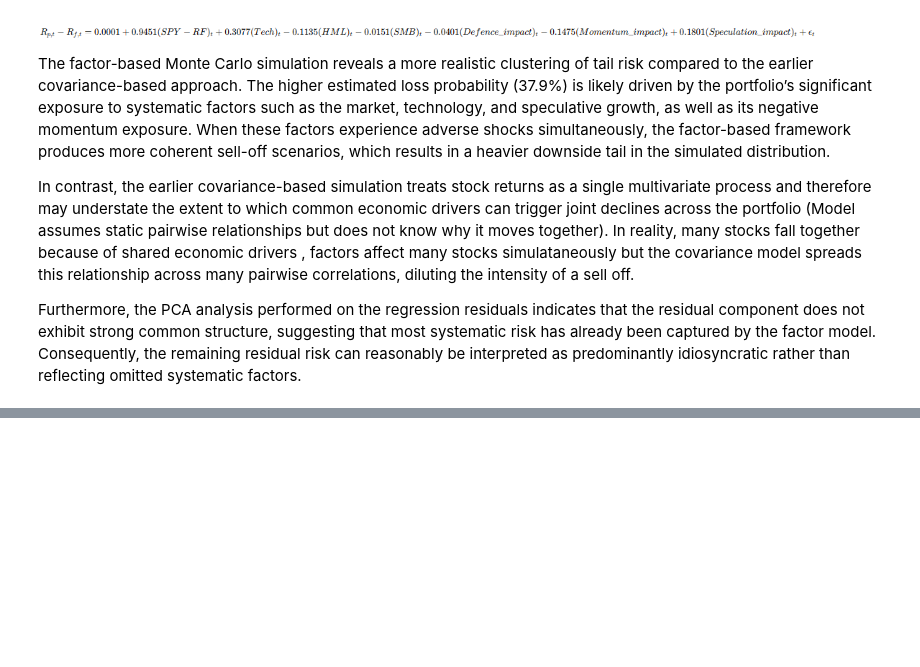
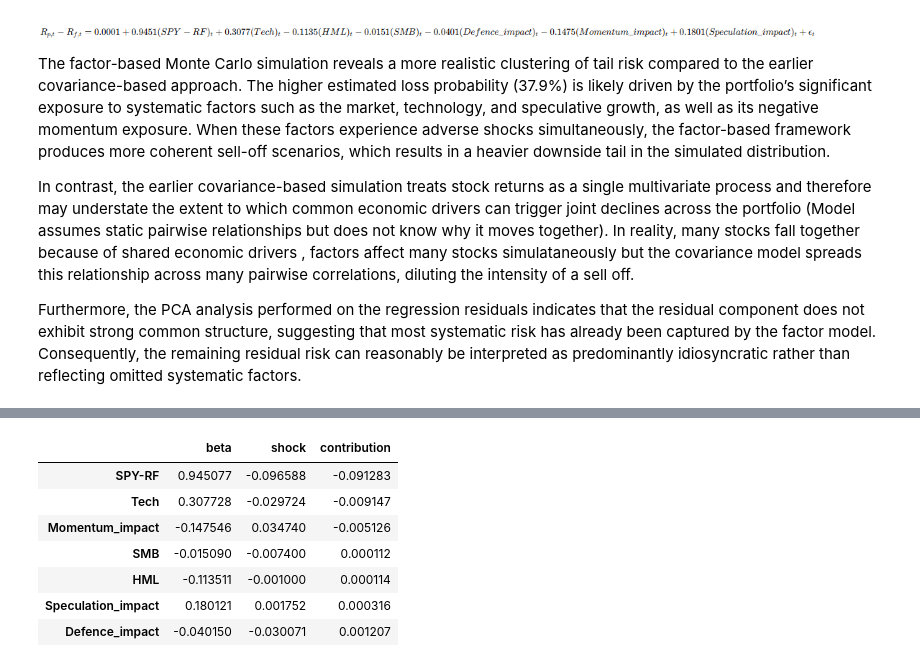
Before and after one commit to LeKaiChong/Quant-Risk-Project, a Jupyter notebook: monte carlo simulation.ipynb, the cells around one changed output, grey strips where cells are left out. Cells and saved outputs as stored; diff of their text form; code cells hidden in the pictures; blank space fills up the shorter version.

```diff
--- a/monte carlo simulation.ipynb
+++ b/monte carlo simulation.ipynb
@@ -588,0 +723,11 @@ Furthermore, the PCA analysis performed on the regression residuals indicates th
+# %%
+filtered_tables[pd.Timestamp("2022-09-30")]
+# %% [output]
+|  | beta | shock | contribution |
+| SPY-RF | 0.945077 | -0.096588 | -0.091283 |
+| Tech | 0.307728 | -0.029724 | -0.009147 |
+| Momentum_impact | -0.147546 | 0.034740 | -0.005126 |
+| SMB | -0.015090 | -0.007400 | 0.000112 |
+| HML | -0.113511 | -0.001000 | 0.000114 |
+| Speculation_impact | 0.180121 | 0.001752 | 0.000316 |
+| Defence_impact | -0.040150 | -0.030071 | 0.001207 |
```
Also changed, not shown: parts of 11 cells of this notebook, 1 other file.
